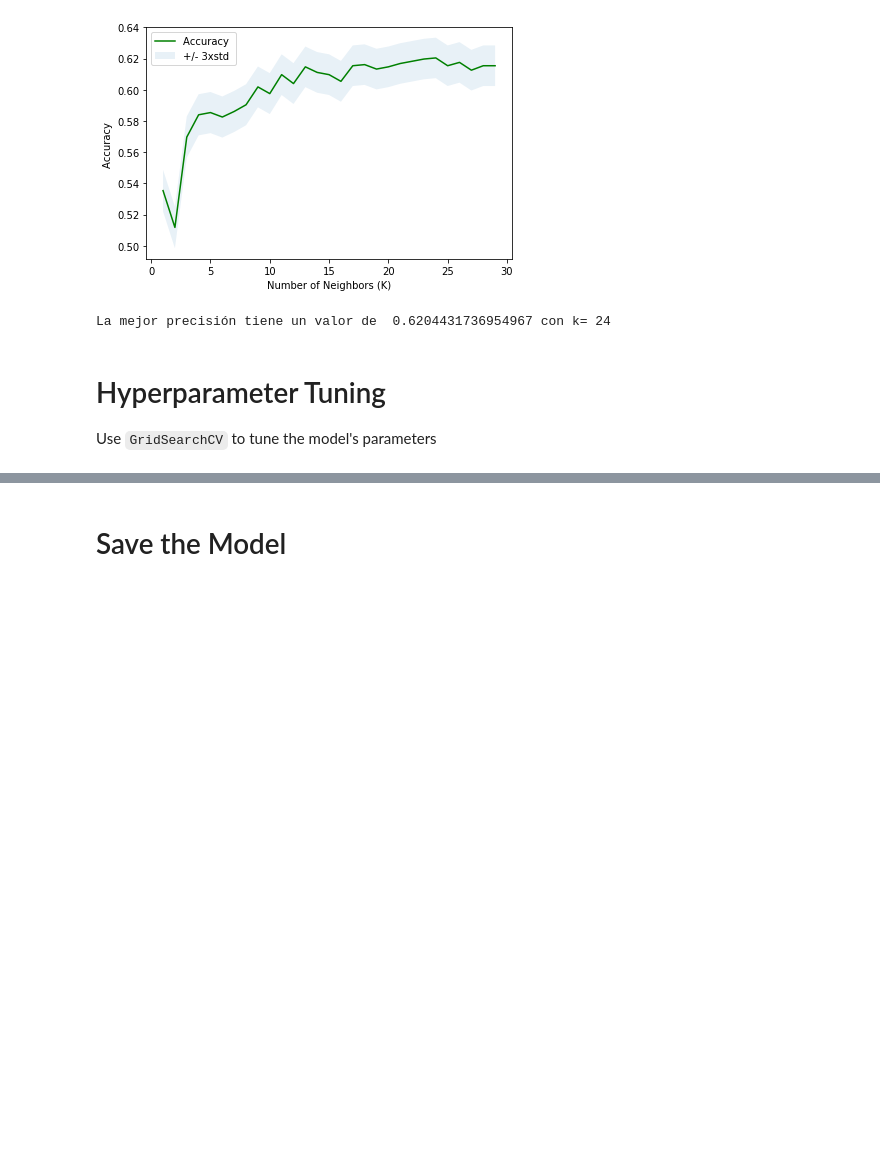
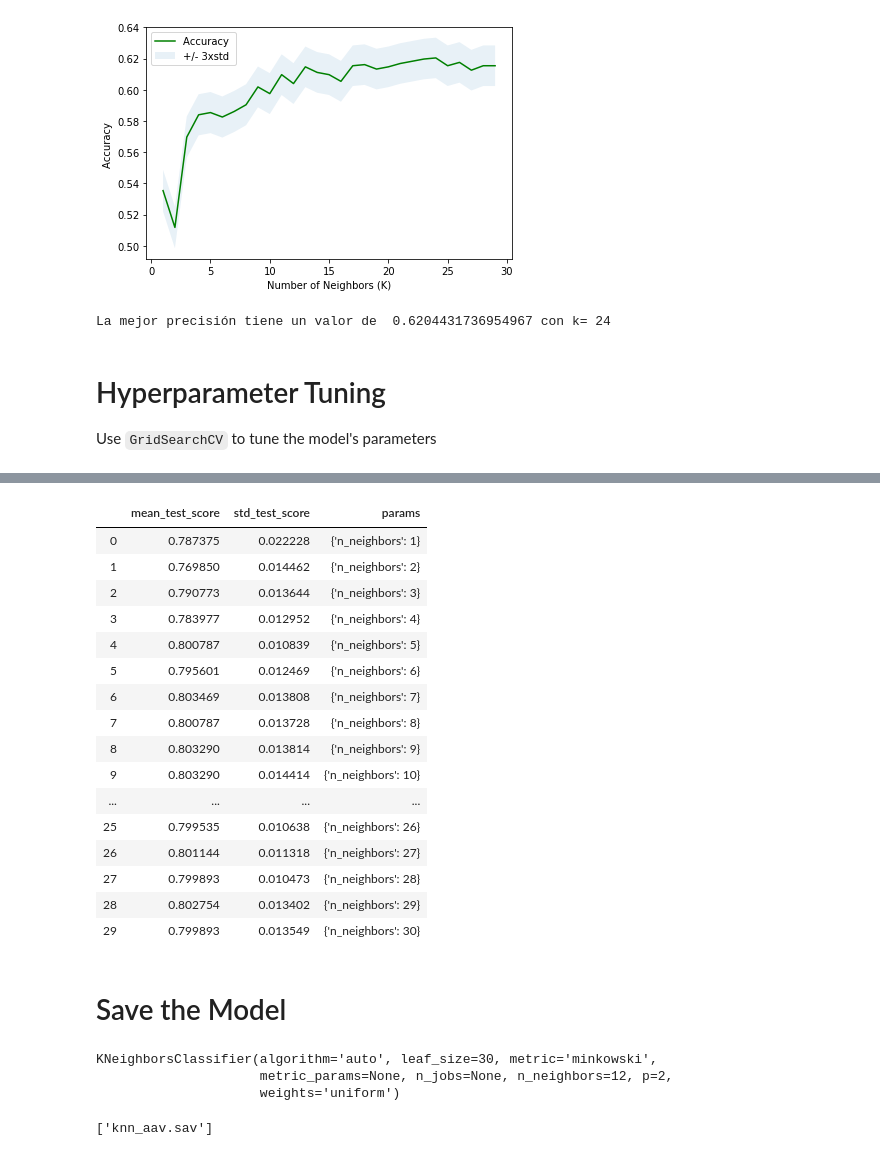
Before and after one commit to Adriana-Avalos-Vargas/machine-learning-challenge, a Jupyter notebook: model_1_AAV.ipynb, the cells around one changed output, grey strips where cells are left out. Cells and saved outputs as stored; diff of their text form; code cells hidden in the pictures; blank space fills up the shorter version.

```diff
--- a/model_1_AAV.ipynb
+++ b/model_1_AAV.ipynb
@@ -329,10 +403,42 @@ print(grid2.best_score_)
+# %%
+pd.DataFrame(grid.cv_results_)[['mean_test_score', 'std_test_score', 'params']]
+# %% [output]
+|  | mean_test_score | std_test_score | params |
+| 0 | 0.787375 | 0.022228 | {'n_neighbors': 1} |
+| 1 | 0.769850 | 0.014462 | {'n_neighbors': 2} |
+| 2 | 0.790773 | 0.013644 | {'n_neighbors': 3} |
+| 3 | 0.783977 | 0.012952 | {'n_neighbors': 4} |
+| 4 | 0.800787 | 0.010839 | {'n_neighbors': 5} |
+| 5 | 0.795601 | 0.012469 | {'n_neighbors': 6} |
+| 6 | 0.803469 | 0.013808 | {'n_neighbors': 7} |
+| 7 | 0.800787 | 0.013728 | {'n_neighbors': 8} |
+| 8 | 0.803290 | 0.013814 | {'n_neighbors': 9} |
+| 9 | 0.803290 | 0.014414 | {'n_neighbors': 10} |
+| ... | ... | ... | ... |
+| 25 | 0.799535 | 0.010638 | {'n_neighbors': 26} |
+| 26 | 0.801144 | 0.011318 | {'n_neighbors': 27} |
+| 27 | 0.799893 | 0.010473 | {'n_neighbors': 28} |
+| 28 | 0.802754 | 0.013402 | {'n_neighbors': 29} |
+| 29 | 0.799893 | 0.013549 | {'n_neighbors': 30} |
 # %% [markdown]
 # Save the Model
+# %%
+#Lets create the final model
+k = 12
+#Entrenamos el modelo
+neigh = KNeighborsClassifier(n_neighbors = k).fit(X_train,y_train)
+neigh
+# %% [output]
+KNeighborsClassifier(algorithm='auto', leaf_size=30, metric='minkowski',
+                     metric_params=None, n_jobs=None, n_neighbors=12, p=2,
+                     weights='uniform')
 # %%
 # save your model by updating "your_name" with your name
 # and "your_model" with your model variable
 # be sure to turn this in to BCS
 # if joblib fails to import, try running the command to install in terminal/git-bash
 import joblib
-filename = 'your_name.sav'
-joblib.dump(your_model, filename)
+filename = 'knn_aav.sav'
+joblib.dump(neigh, filename)
+# %% [output]
+['knn_aav.sav']
```
Also changed, not shown: parts of 10 cells of this notebook, 1 other file.
